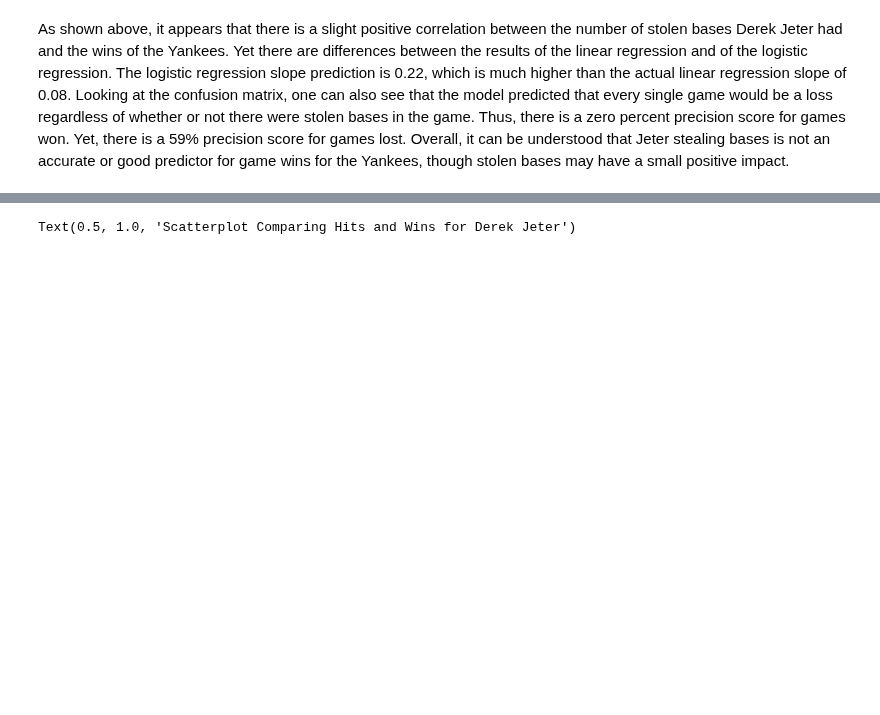
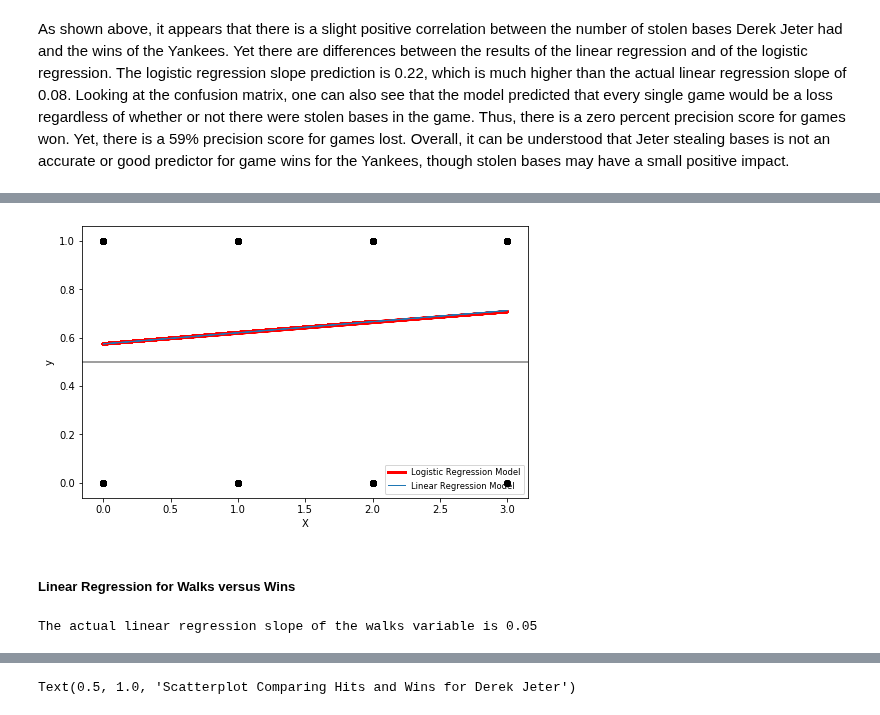
Before and after one commit to mattmaitland1/DerekJeterAnalysis, a Jupyter notebook: Project.ipynb, the cells around one changed output, grey strips where cells are left out. Drawn from its saved outputs; the diff is of its cells as text; code cells hidden in the pictures; blank space fills up the shorter version.

```diff
--- a/Project.ipynb
+++ b/Project.ipynb
@@ -202,0 +218,7 @@ As shown above, it appears that there is a slight positive correlation between t
+# %%
+x3 = jeter[['BB']].to_numpy()
+y3 = jeter[['win']].to_numpy().ravel()
+x_train3, x_test3, y_train3, y_test3 =  train_test_split(x3, y3,test_size = 0.25, random_state = 3)
+log_reg3 = LogisticRegression()
+log_reg3.fit(x_train3,y_train3)
+print("Estimated Slope of Logistic Regression: ", round(log_reg3.coef_[0,0],6))
@@ -202,0 +243,13 @@ As shown above, it appears that there is a slight positive correlation between t
+# %%
+logmodel(x3,y3,x_test3)
+# %% [output]
+[figure, added]
+# %% [markdown]
+##### Linear Regression for Walks versus Wins
+# %%
+lr = LinearRegression()
+model3 = lr.fit(jeter[['BB']], jeter['win'])
+slope3 = model3.coef_[0]
+print("The actual linear regression slope of the walks variable is {:.2f}".format(slope3))
+# %% [output]
+The actual linear regression slope of the walks variable is 0.05
```
Also changed, not shown: parts of 37 cells of this notebook.
